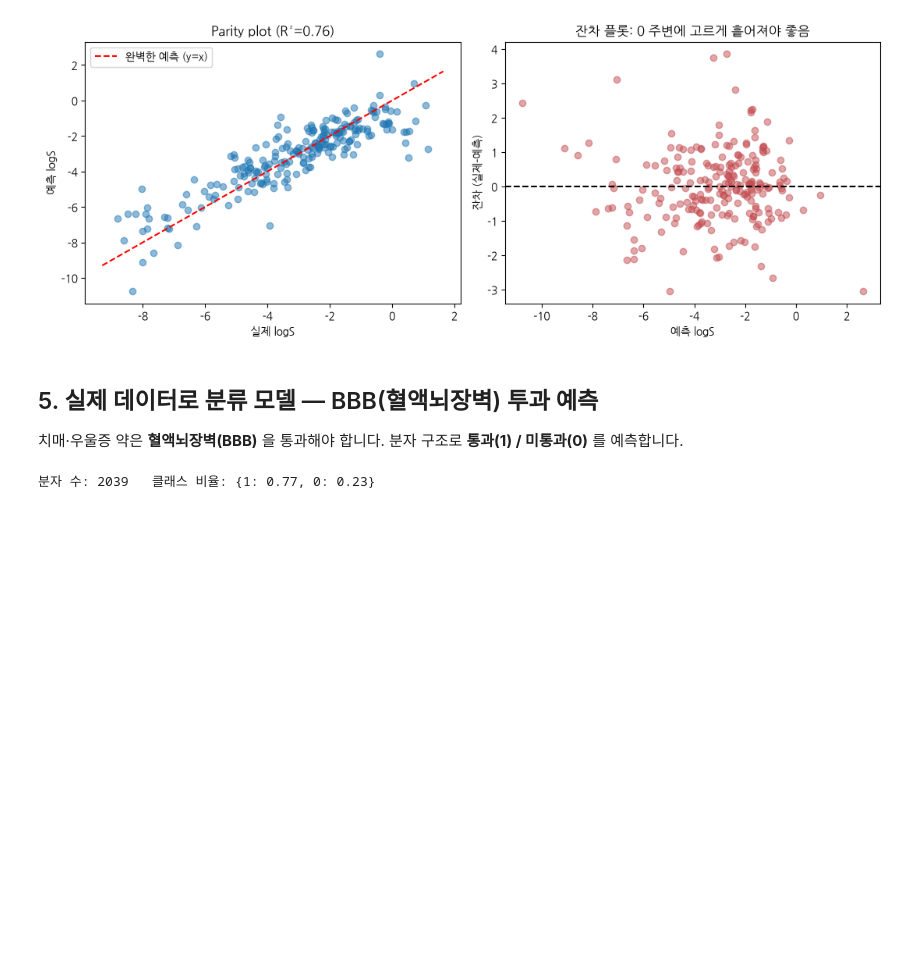
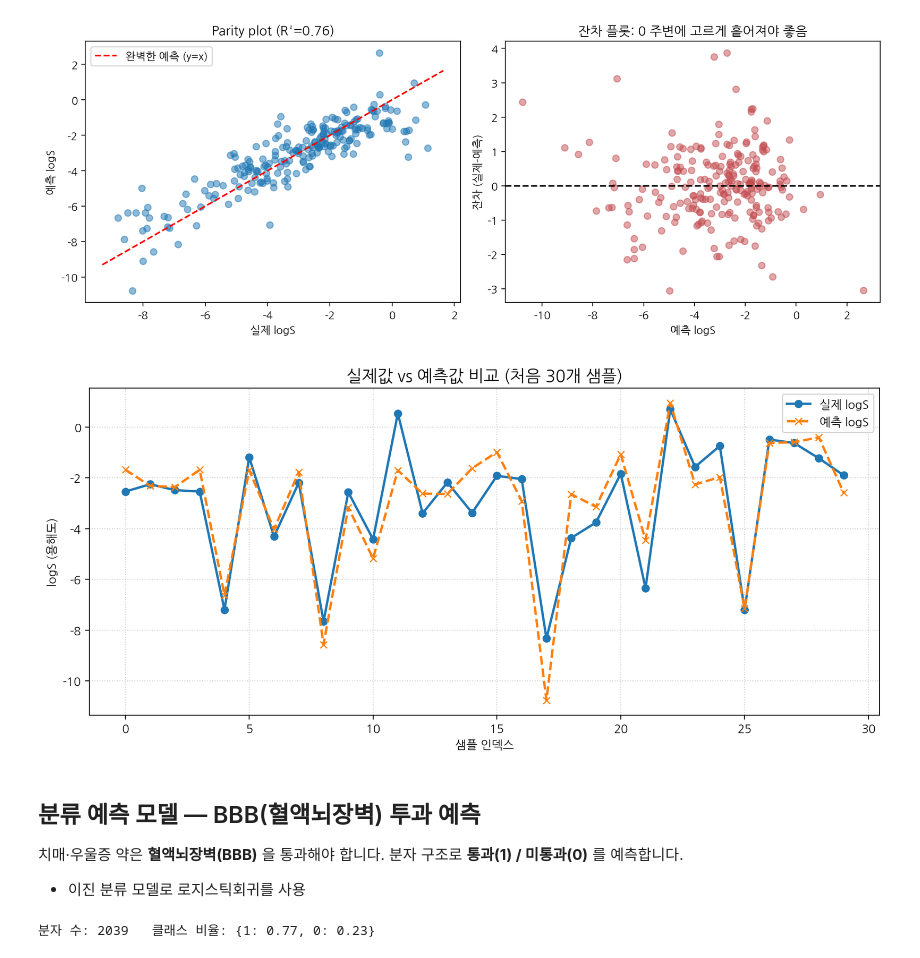
Before and after one commit to StillWork/DrugAI, a Jupyter notebook: 02_ML_Basics_Regression_Classification.ipynb, the cells around one changed output. Cells and saved outputs as stored; diff of their text form; code cells hidden in the pictures; blank space fills up the shorter version.

```diff
--- a/02_ML_Basics_Regression_Classification.ipynb
+++ b/02_ML_Basics_Regression_Classification.ipynb
@@ -131,6 +134,28 @@ plt.tight_layout(); plt.show()
+# %%
+import matplotlib.pyplot as plt
+
+# 30개 샘플만 슬라이싱
+n_samples = 30
+actual_sample = yte[:n_samples].values
+predict_sample = pred[:n_samples]
+
+plt.figure(figsize=(12, 5))
+plt.plot(actual_sample, marker='o', label='실제 logS', color='#1f77b4', linewidth=2)
+plt.plot(predict_sample, marker='x', label='예측 logS', color='#ff7f0e', linestyle='--', linewidth=2)
+
+plt.title(f'실제값 vs 예측값 비교 (처음 {n_samples}개 샘플)', fontsize=14)
+plt.xlabel('샘플 인덱스')
+plt.ylabel('logS (용해도)')
+plt.legend()
+plt.grid(True, linestyle=':', alpha=0.6)
+plt.show()
+# %% [output]
+[figure, added]
 # %% [markdown]
-## 5. 실제 데이터로 분류 모델 — BBB(혈액뇌장벽) 투과 예측
+## 분류 예측 모델 — BBB(혈액뇌장벽) 투과 예측
 치매·우울증 약은 **혈액뇌장벽(BBB)** 을 통과해야 합니다. 분자 구조로 **통과(1) / 미통과(0)** 를 예측합니다.
+
+- 이진 분류 모델로 로지스틱회귀를 사용
 # %%
 bbbp = pd.read_csv("https://deepchemdata.s3-us-west-1.amazonaws.com/datasets/BBBP.csv")
 feat = [featurize(s) for s in bbbp["smiles"]]
```
Also changed, not shown: parts of 19 cells of this notebook.
